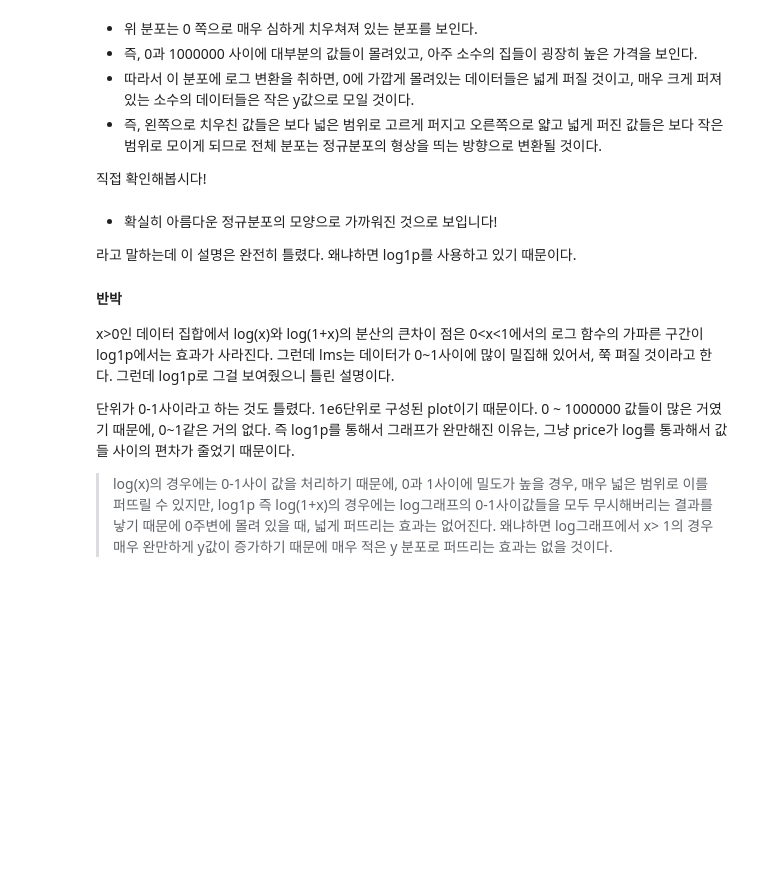
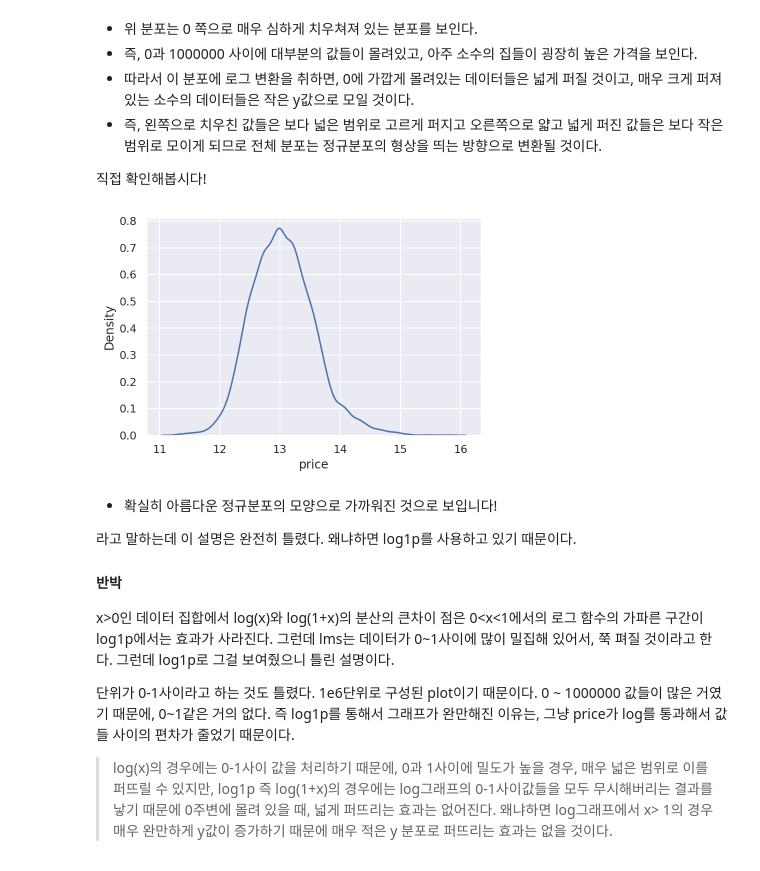
Before and after one commit to scvdx0/ai, a Jupyter notebook: ai/housing_price/0529_Housing_price.ipynb, the cells around one changed output. Saved outputs shown, nothing was run; the diff lists cells and outputs as text; code cells hidden in the pictures; blank space fills up the shorter version.

```diff
--- a/ai/housing_price/0529_Housing_price.ipynb
+++ b/ai/housing_price/0529_Housing_price.ipynb
@@ -177,10 +179,12 @@ lms에서는 아래와 같이 설명한다.
 
 직접 확인해봅시다!
 # %%
-# y_log_transformation = np.log1p(y)
+y_log_transformation = np.log1p(y)
 
-# sns.kdeplot(y_log_transformation)
-# plt.show()
+sns.kdeplot(y_log_transformation)
+plt.show()
+# %% [output]
+[figure, added]
 # %% [markdown]
 - 확실히 아름다운 정규분포의 모양으로 가까워진 것으로 보입니다!
 
```
Also changed, not shown: parts of 38 cells of this notebook.
